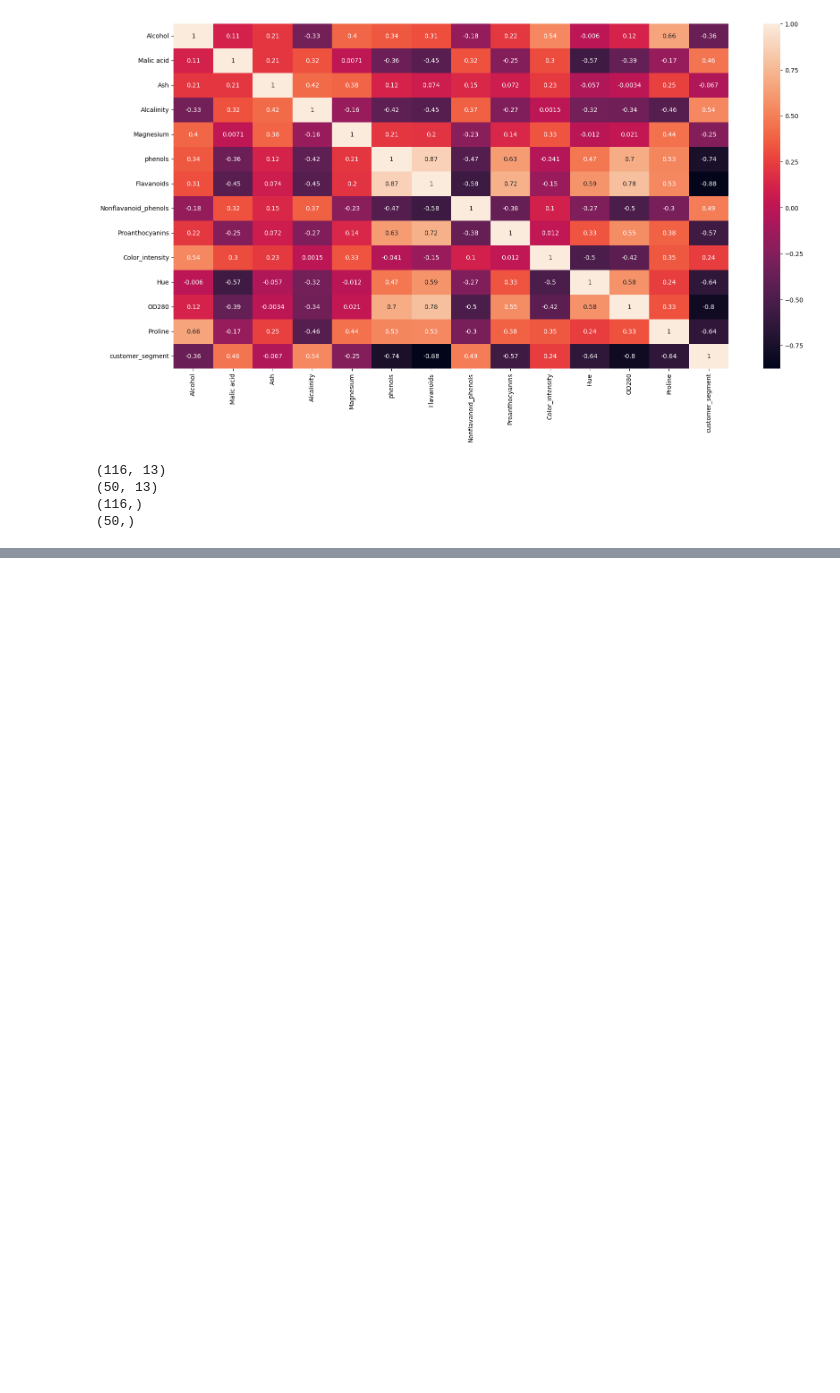
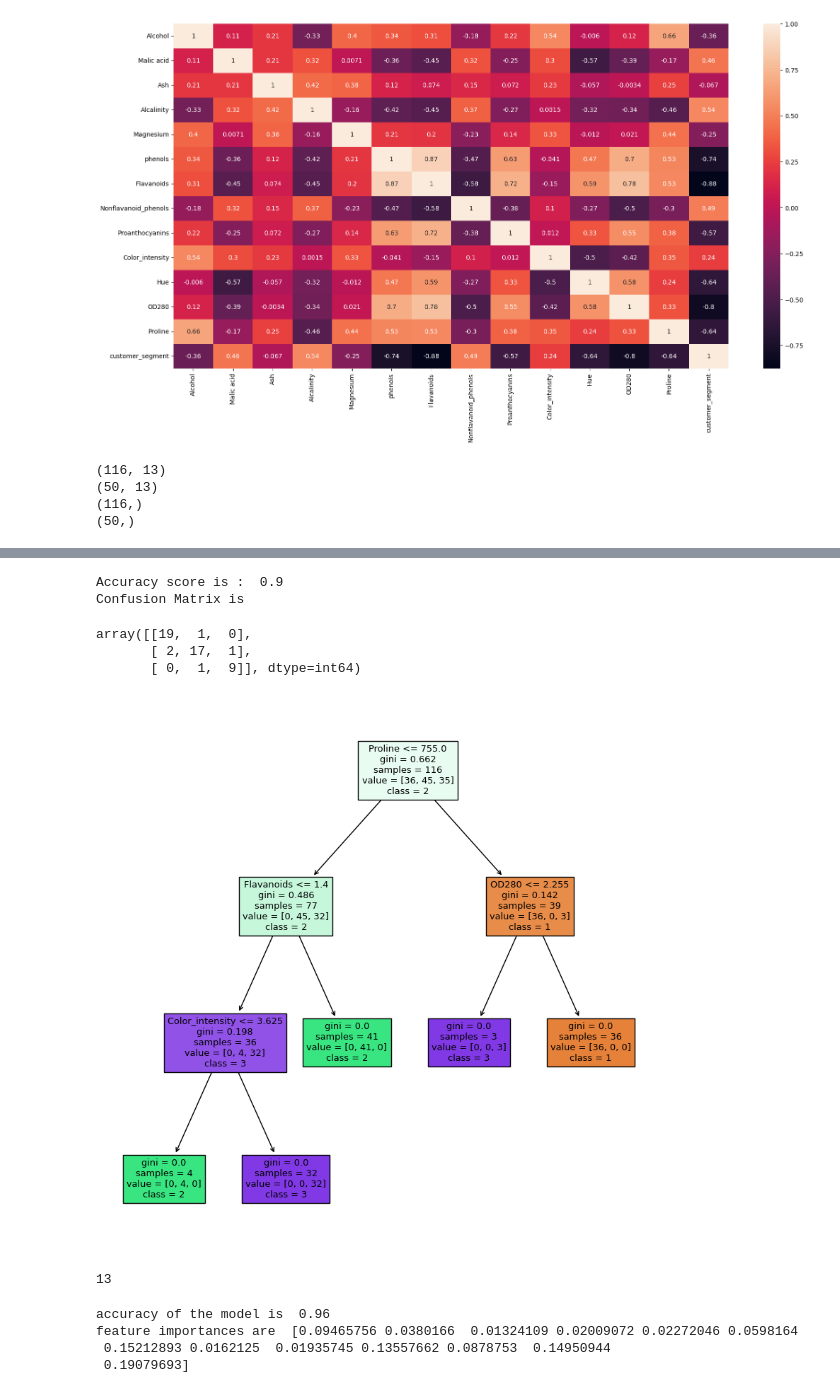
Before and after one commit to ezfrigate/python-training, a Jupyter notebook: Day-7/wine.ipynb, the cells around one changed output, grey strips where cells are left out. Drawn from its saved outputs; the diff is of its cells as text; code cells hidden in the pictures; blank space fills up the shorter version.

```diff
--- a/Day-7/wine.ipynb
+++ b/Day-7/wine.ipynb
@@ -131,8 +132,8 @@ plt.show()
 # %%
 X = df.drop('customer_segment', axis = 1)
 Y = df['customer_segment']
-sc = StandardScaler()
-X = sc.fit_transform(X)
+#sc = StandardScaler()
+#X = sc.fit_transform(X)
 # %%
 train_x, test_x, train_y, test_y = train_test_split(X, Y, random_state=3, test_size=0.3)
 print(train_x.shape)
@@ -159,0 +168,7 @@ array([[21,  0,  0],
+# %%
+model_dt = DecisionTreeClassifier()
+model_dt.fit(train_x, train_y)
+pv = model_dt.predict(test_x)
+print('Accuracy score is : ', accuracy_score(pv, test_y))
+print('Confusion Matrix is')
+confusion_matrix(pv, test_y)
@@ -159,0 +219,40 @@ array([[21,  0,  0],
+# %%
+model_dt_new = DecisionTreeClassifier()
+model_dt_new.fit(new_train_x, train_y)
+pv_new = model_dt_new.predict(new_test_x)
+print('Accuracy score is : ', accuracy_score(pv_new, test_y))
+print('Confusion Matrix is')
+confusion_matrix(pv_new, test_y)
+# %% [output]
+Accuracy score is :  0.9
+Confusion Matrix is
+array([[19,  1,  0],
+       [ 2, 17,  1],
+       [ 0,  1,  9]], dtype=int64)
+# %%
+from sklearn import tree
+
+plt.figure(figsize=(10,10))
+features = df.columns
+classes = ['1','2','3']
+tree.plot_tree(model_dt,feature_names=features,class_names=classes,filled=True)
+
+plt.show()
+# %% [output]
+[figure, added]
+# %%
+test_x.shape[1]
+# %% [output]
+13
+# %%
+from sklearn.ensemble import RandomForestClassifier
+model_rf = RandomForestClassifier(n_estimators = test_x.shape[1]**2)
+model_rf.fit(train_x, train_y)
+pv = model_rf.predict(test_x)
+print("accuracy of the model is ", accuracy_score(test_y, pv))
+print("feature importances are ", model_rf.feature_importances_)
+# %% [output]
+accuracy of the model is  0.96
+feature importances are  [0.09465756 0.0380166  0.01324109 0.02009072 0.02272046 0.0598164
+ 0.15212893 0.0162125  0.01935745 0.13557662 0.0878753  0.14950944
+ 0.19079693]
```
Also changed, not shown: parts of 11 cells of this notebook, 4 other files.
